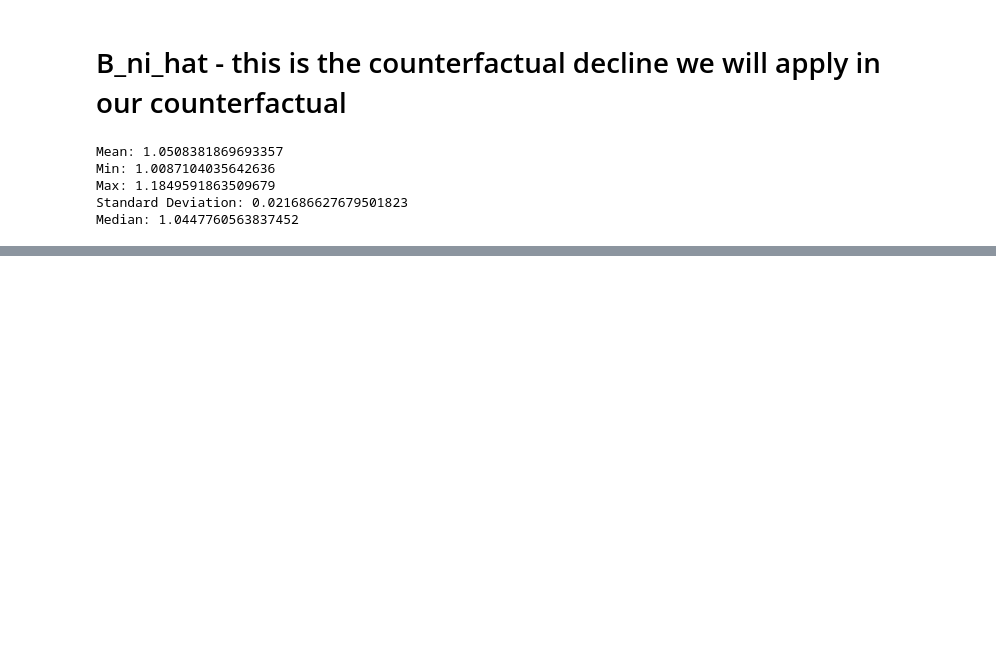
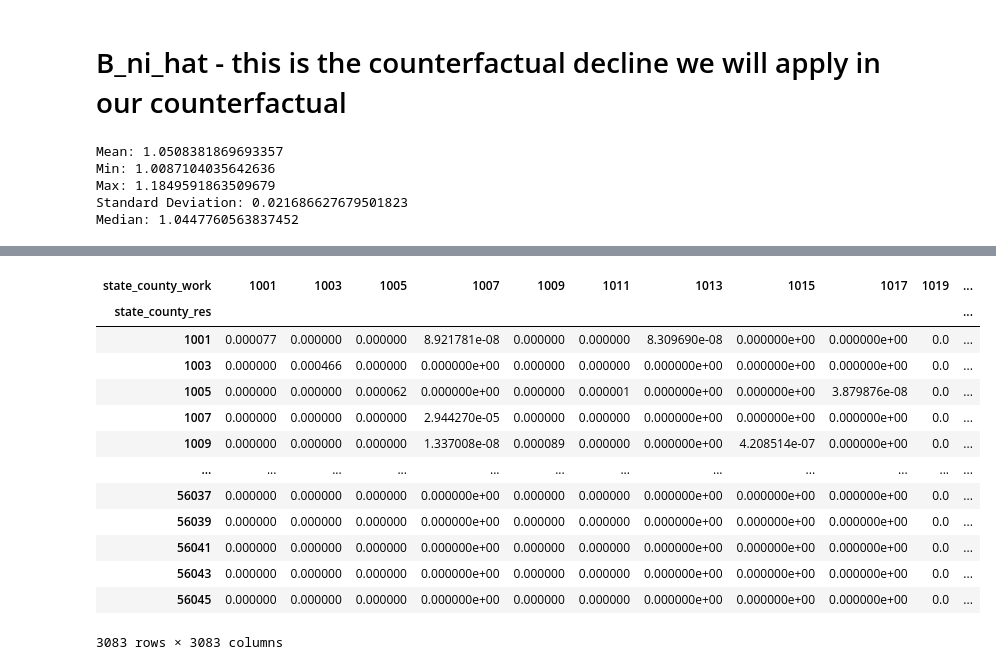
Before and after one commit to jeffreyohlecon/Spatial, a Jupyter notebook: code/SolvingA_ipython.ipynb, the cells around one changed output, grey strips where cells are left out. Saved outputs shown, nothing was run; the diff lists cells and outputs as text; code cells hidden in the pictures; blank space fills up the shorter version.

```diff
--- a/code/SolvingA_ipython.ipynb
+++ b/code/SolvingA_ipython.ipynb
@@ -783,0 +803,17 @@ Median: 1.0447760563837452
+# %%
+df_pivot
+# %% [output]
+| state_county_work | 1001 | 1003 | 1005 | 1007 | 1009 | 1011 | 1013 | 1015 | 1017 | 1019 | ... |
+| state_county_res |  |  |  |  |  |  |  |  |  |  | ... |
+| 1001 | 0.000077 | 0.000000 | 0.000000 | 8.921781e-08 | 0.000000 | 0.000000 | 8.309690e-08 | 0.000000e+00 | 0.000000e+00 | 0.0 | ... |
+| 1003 | 0.000000 | 0.000466 | 0.000000 | 0.000000e+00 | 0.000000 | 0.000000 | 0.000000e+00 | 0.000000e+00 | 0.000000e+00 | 0.0 | ... |
+| 1005 | 0.000000 | 0.000000 | 0.000062 | 0.000000e+00 | 0.000000 | 0.000001 | 0.000000e+00 | 0.000000e+00 | 3.879876e-08 | 0.0 | ... |
+| 1007 | 0.000000 | 0.000000 | 0.000000 | 2.944270e-05 | 0.000000 | 0.000000 | 0.000000e+00 | 0.000000e+00 | 0.000000e+00 | 0.0 | ... |
+| 1009 | 0.000000 | 0.000000 | 0.000000 | 1.337008e-08 | 0.000089 | 0.000000 | 0.000000e+00 | 4.208514e-07 | 0.000000e+00 | 0.0 | ... |
+| ... | ... | ... | ... | ... | ... | ... | ... | ... | ... | ... | ... |
+| 56037 | 0.000000 | 0.000000 | 0.000000 | 0.000000e+00 | 0.000000 | 0.000000 | 0.000000e+00 | 0.000000e+00 | 0.000000e+00 | 0.0 | ... |
+| 56039 | 0.000000 | 0.000000 | 0.000000 | 0.000000e+00 | 0.000000 | 0.000000 | 0.000000e+00 | 0.000000e+00 | 0.000000e+00 | 0.0 | ... |
+| 56041 | 0.000000 | 0.000000 | 0.000000 | 0.000000e+00 | 0.000000 | 0.000000 | 0.000000e+00 | 0.000000e+00 | 0.000000e+00 | 0.0 | ... |
+| 56043 | 0.000000 | 0.000000 | 0.000000 | 0.000000e+00 | 0.000000 | 0.000000 | 0.000000e+00 | 0.000000e+00 | 0.000000e+00 | 0.0 | ... |
+| 56045 | 0.000000 | 0.000000 | 0.000000 | 0.000000e+00 | 0.000000 | 0.000000 | 0.000000e+00 | 0.000000e+00 | 0.000000e+00 | 0.0 | ... |
+3083 rows × 3083 columns
```
Also changed, not shown: parts of 8 cells of this notebook, 14 other files.
